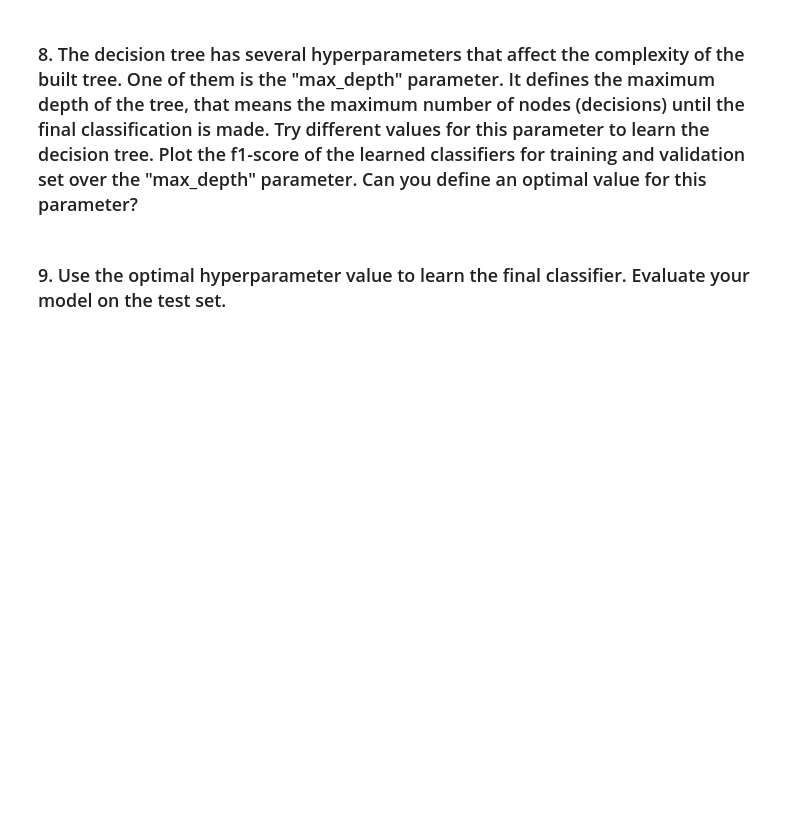
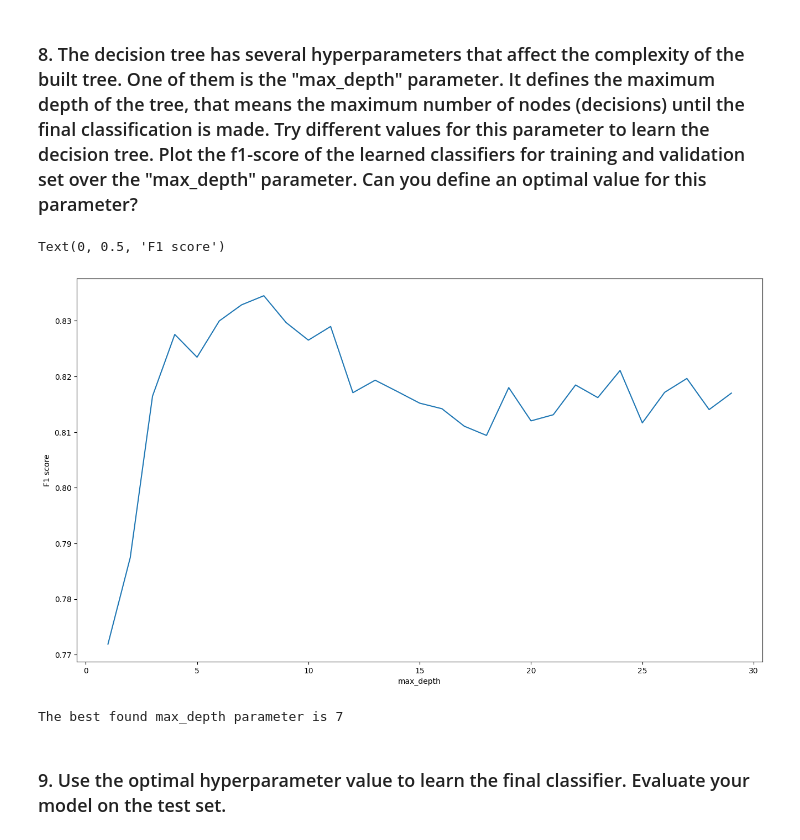
Before and after one commit to isaaclelias/machine-learning-applications, a Jupyter notebook: Modeling_Task.ipynb, the cells around one changed output. Drawn from its saved outputs; the diff is of its cells as text; code cells hidden in the pictures; blank space fills up the shorter version.

```diff
--- a/Modeling_Task.ipynb
+++ b/Modeling_Task.ipynb
@@ -161,14 +162,15 @@ Useful python functions for this are:
 from sklearn import tree, metrics
 
 # training the model
-clf = tree.DecisionTreeClassifier()
-clf = clf.fit(X_train, Y_train)
+clf_pre = tree.DecisionTreeClassifier()
+clf_pre = clf_pre.fit(X_train, Y_train)
 
 # using the model to predict the outputs
-Y_pred = clf.predict(X_test)
+Y_pred = clf_pre.predict(X_test)
 
 # comparing the predicted output to the real output
 print("Confusion matrix:\n", metrics.confusion_matrix(Y_test, Y_pred))
 print("Accuracy score:\n", metrics.accuracy_score(Y_test, Y_pred))
+print("F1 score:\n", metrics.f1_score(Y_test, Y_pred))
 # %% [output]
 Confusion matrix:
@@ -179,4 +183,25 @@ Accuracy score:
 # %% [markdown]
 ### 8. The decision tree has several hyperparameters that affect the complexity of the built tree. One of them is the "max_depth" parameter. It defines the maximum depth of the tree, that means the maximum number of nodes (decisions) until the final classification is made. Try different values for this parameter to learn the decision tree. Plot the f1-score of the learned classifiers for training and validation set over the "max_depth" parameter. Can you define an optimal value for this parameter?
+# %%
+f1_scores = []
+max_depths = range(1, 30)
+for i in max_depths:
+    clf_f1 = tree.DecisionTreeClassifier(max_depth = i)
+    clf_f1 = clf_f1.fit(X_train, Y_train)
+    Y_pred = clf_f1.predict(X_test)
+    f1_scores.append(metrics.f1_score(Y_test, Y_pred))
+# %%
+plt.figure(figsize=[16,9])
+plt.plot(max_depths, f1_scores)
+plt.xlabel("max_depth")
+plt.ylabel("F1 score")
+# %% [output]
+Text(0, 0.5, 'F1 score')
+[figure, added]
+# %%
+best_max_depth = f1_scores.index(max(f1_scores))
+print("The best found max_depth parameter is", best_max_depth)
+# %% [output]
+The best found max_depth parameter is 7
 # %% [markdown]
 ### 9. Use the optimal hyperparameter value to learn the final classifier. Evaluate your model on the test set.
```
Also changed, not shown: parts of 2 cells of this notebook.
